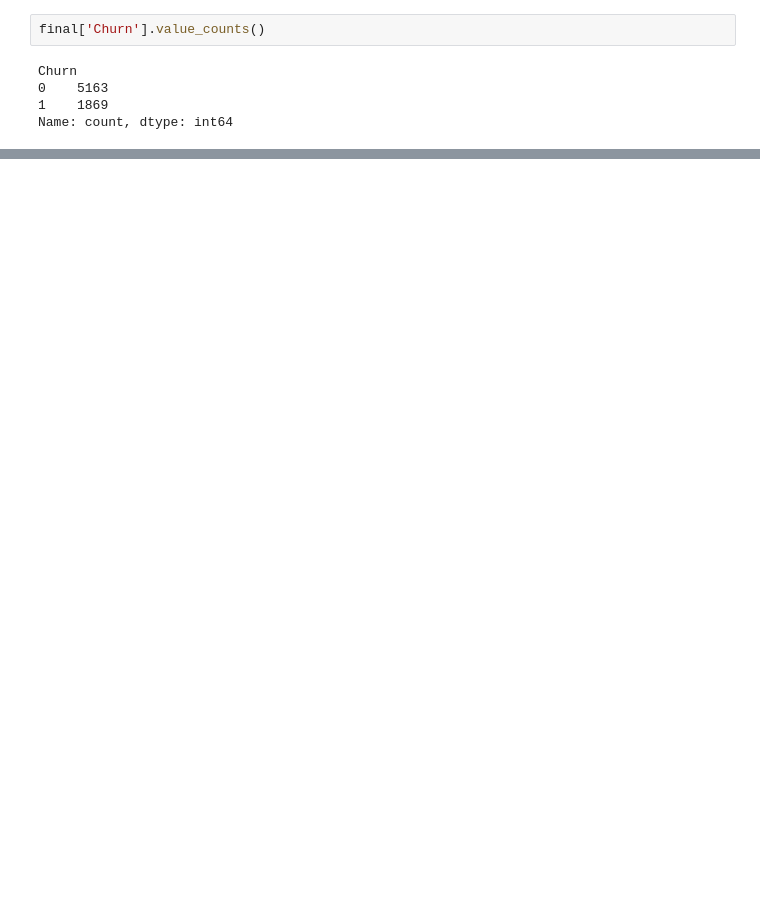
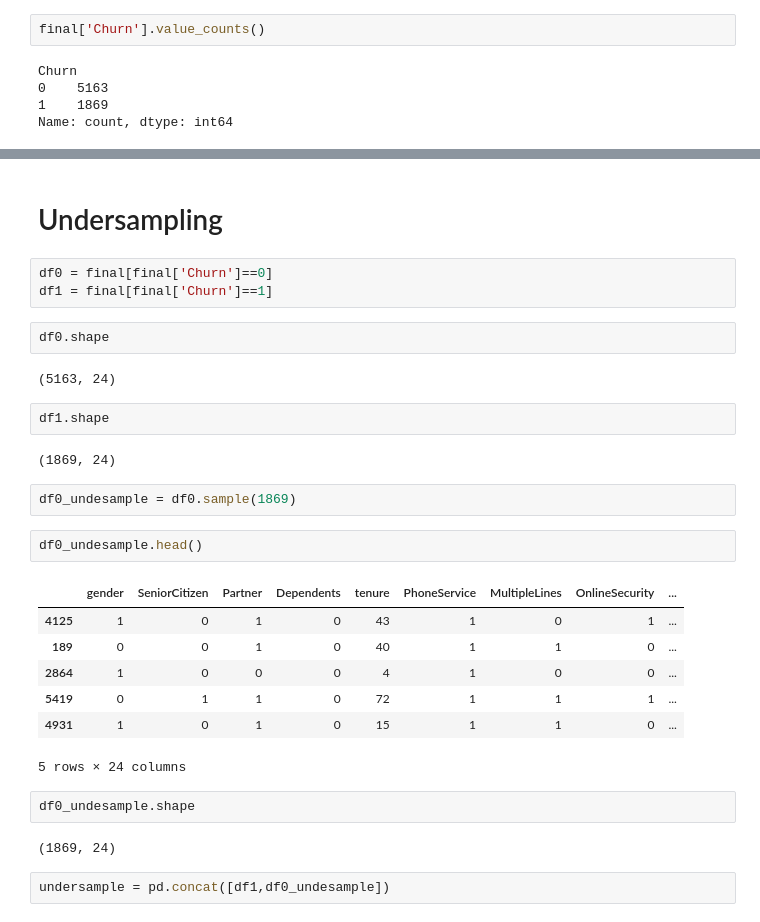
Before and after one commit to rupali99rakibe/Deep-learning, a Jupyter notebook: Customer_churn.ipynb, the cells around one changed output, grey strips where cells are left out. Saved outputs shown, nothing was run; the diff lists cells and outputs as text; blank space fills up the shorter version.

```diff
--- a/Customer_churn.ipynb
+++ b/Customer_churn.ipynb
@@ -523,3 +524,34 @@ Name: count, dtype: int64
 # Synthetic Minority Over-sampling TEchnique (SMOTE)
 # oversampling by majority
 # under sampling by minority
+# %% [markdown]
+# Undersampling
+# %%
+df0 = final[final['Churn']==0]
+df1 = final[final['Churn']==1]
+# %%
+df0.shape
+# %% [output]
+(5163, 24)
+# %%
+df1.shape
+# %% [output]
+(1869, 24)
+# %%
+df0_undesample = df0.sample(1869)
+# %%
+df0_undesample.head()
+# %% [output]
+|  | gender | SeniorCitizen | Partner | Dependents | tenure | PhoneService | MultipleLines | OnlineSecurity | ... |
+| 4125 | 1 | 0 | 1 | 0 | 43 | 1 | 0 | 1 | ... |
+| 189 | 0 | 0 | 1 | 0 | 40 | 1 | 1 | 0 | ... |
+| 2864 | 1 | 0 | 0 | 0 | 4 | 1 | 0 | 0 | ... |
+| 5419 | 0 | 1 | 1 | 0 | 72 | 1 | 1 | 1 | ... |
+| 4931 | 1 | 0 | 1 | 0 | 15 | 1 | 1 | 0 | ... |
+5 rows × 24 columns
+# %%
+df0_undesample.shape
+# %% [output]
+(1869, 24)
+# %%
+undersample = pd.concat([df1,df0_undesample])
```
Also changed, not shown: parts of 71 cells of this notebook.
